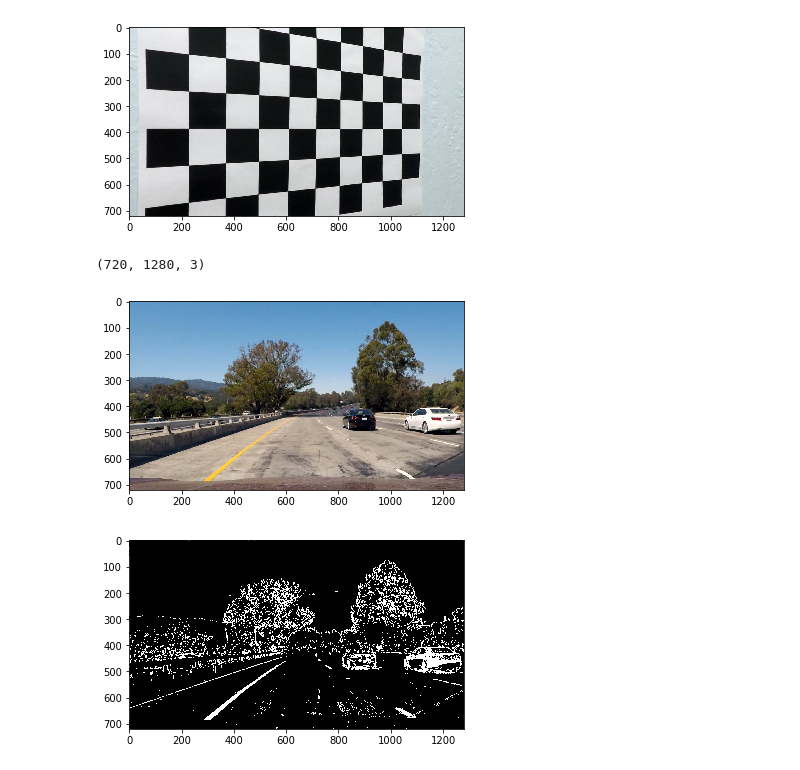
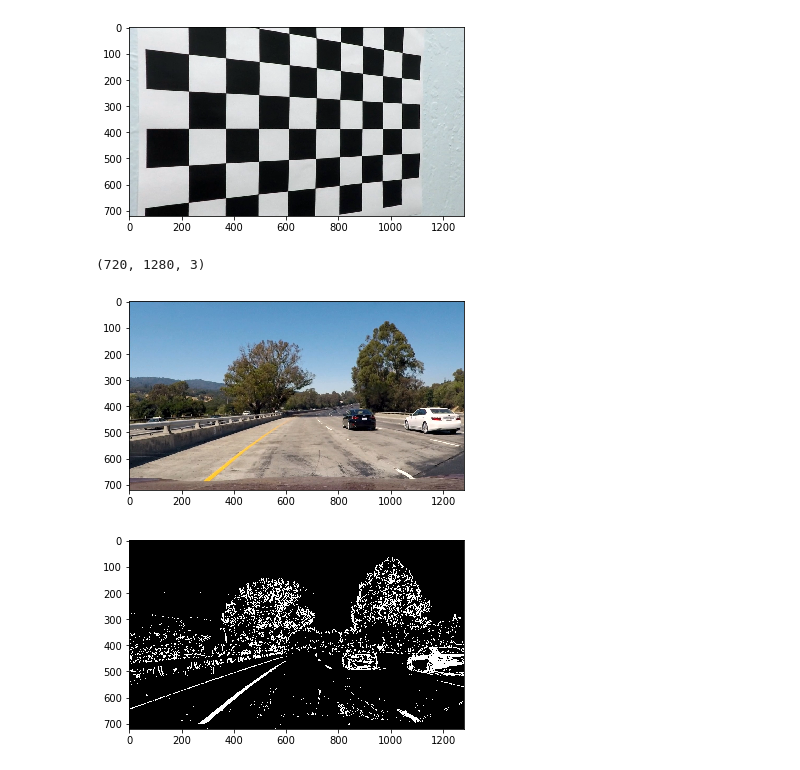
Before and after one commit to grodowski/CarND-Advanced-Lane-Lines, a Jupyter notebook: Advanced Lane Lines - SDC P3.ipynb, the cells around one changed output. Drawn from its saved outputs; the diff is of its cells as text; code cells hidden in the pictures.

Commit message:
wire up undistort

```diff
--- a/Advanced Lane Lines - SDC P3.ipynb
+++ b/Advanced Lane Lines - SDC P3.ipynb
@@ -26,5 +26,4 @@ ret, mtx, dist, rvecs, tvecs = cv2.calibrateCamera(objpoints, imgpoints, gray.sh
 # 2. use a function from one of the quizes, skip params
 def cal_undistort(img):
     # Use cv2.calibrateCamera() and cv2.undistort()
-    gray = cv2.cvtColor(img, cv2.COLOR_BGR2GRAY)
     return cv2.undistort(img, mtx, dist, None, mtx)
@@ -72,13 +59,24 @@ def to_binary(img):
+# %%
+# combine all preprocessing in one call
+def preprocess(img):
+    tmp = cal_undistort(img)
+    hls = hls_select(tmp, thresh=(140,255))
+    mag = abs_sobel_thresh(tmp, orient='x',
+                       sobel_kernel=5,
+                       thresh=(20,255))
+    combined = np.zeros_like(hls)
+    combined[(hls == 1) | (mag == 1)] = 1
+    return combined
 # %%
 im_orig = cv2.imread('test_images/test1.jpg')
 im_orig = cv2.cvtColor(im_orig, cv2.COLOR_BGR2RGB)
 print(im_orig.shape)
 plt.imshow(im_orig)
 plt.show()
 
-plt.imshow(to_binary(im_orig), cmap='gray')
+plt.imshow(preprocess(im_orig), cmap='gray')
 plt.show()
 # %% [output]
 (720, 1280, 3)
 [figure]
-[figure, old version]
+[figure, new version]
```
Also changed, not shown: parts of 2 cells of this notebook, 2 other files.
